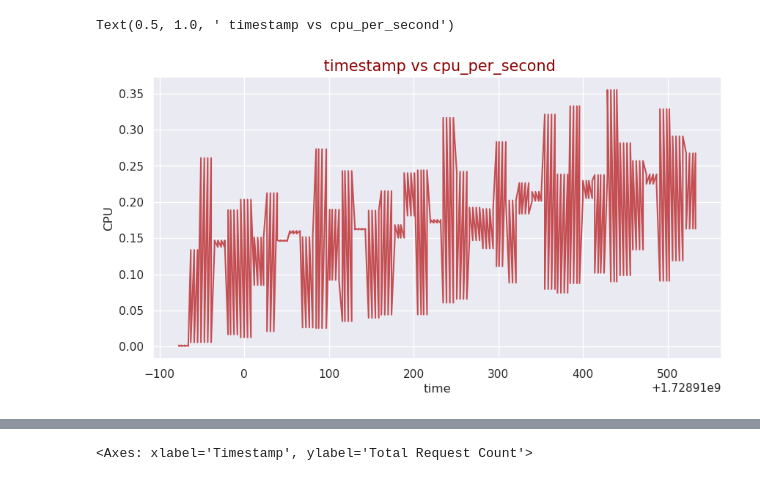
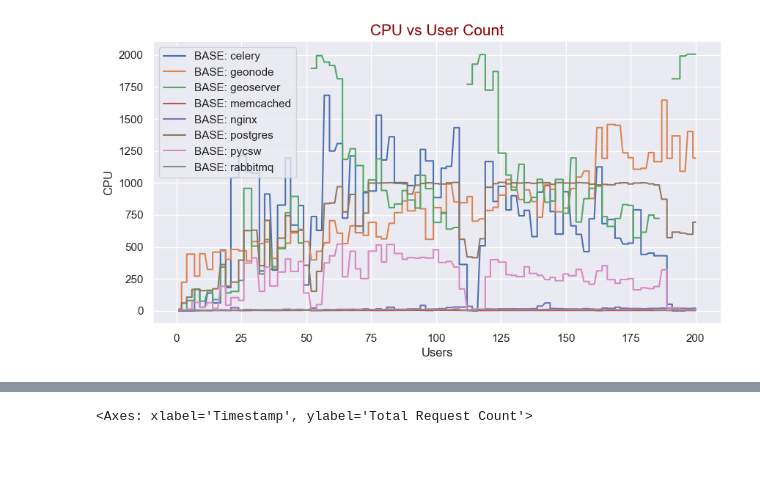
Before and after one commit to zalf-rdm/geonode-benchmark, a Jupyter notebook: charts copy.ipynb, the cells around one changed output, grey strips where cells are left out. Drawn from its saved outputs; the diff is of its cells as text; code cells hidden in the pictures; blank space fills up the shorter version.

```diff
--- a/charts copy.ipynb
+++ b/charts copy.ipynb
@@ -30,10 +0,0 @@ Requirement already satisfied: six>=1.5 in ./venv/lib64/python3.12/site-packages
-# %%
-f_base = "20241014140946.csv_stats_history.csv"
-# filename2 = "replica/20241014144523.csv_stats_history.csv"
-# filename3 = "high/20241014125510.csv_stats_history.csv"
-df_base_hist = pd.read_csv("./results/base/" + f_base, on_bad_lines="skip")
-# df_hist2 = pd.read_csv("./results/" + filename2, on_bad_lines="skip")
-# df_hist3 = pd.read_csv("./results/" + filename3, on_bad_lines="skip")
-f_base_mon = "20241014140946-monitoring.log"
-df_base_mon = pd.read_csv("./results/base/" + f_base_mon, on_bad_lines="skip")
-df_base_mon['date'] = pd.to_datetime(df_base_mon[' timestamp'],unit='s')
@@ -363,42 +310,20 @@ See the caveats in the documentation: https://pandas.pydata.org/pandas-docs/stab
 # %%
-y = "cpu_per_second"
-x = " timestamp"
-
 font = {"family": "sans-serif", "color": "darkred", "size": 15}
 fig, ax = plt.subplots(figsize=(10, 5))
 
-ax.plot(
-    x,
-    y,
-    data=df_geonode,
-    color="r",
-    label="Base Resource",
-    # linestyle="-.",
-)
-# ax.plot(
-#     x,
-#     y,
-#     data=df_hist2,
-#     color="g",
-#     label="Replica Resource",
-# )
-# ax.plot(
-#     x,
-#     y,
-#     data=df_hist3,
-#     color="b",
-#     label="High Resource",
-# )
-plt.xlabel("time")
+for service in services:
+  ax.plot(
+      "User Count",
+      f"{service}_cpu",
+      data=df_low,
+      label=f"BASE: {service}",
+      # linestyle="-.",
+  )
+
+plt.xlabel("Users")
 plt.ylabel("CPU")
-plt.title(x + " vs " + y, fontdict=font)
-# #
-
-
-# leg = ax.legend()
-# ax.legend(frameon=False, loc="lower center", ncol=2)
-# fig
+plt.title("CPU vs User Count", fontdict=font)
+leg = ax.legend()
 # %% [output]
-Text(0.5, 1.0, ' timestamp vs cpu_per_second')
-[figure, old version]
+[figure, new version]
 # %%
```
Also changed, not shown: parts of 23 cells of this notebook, 27 other files.
